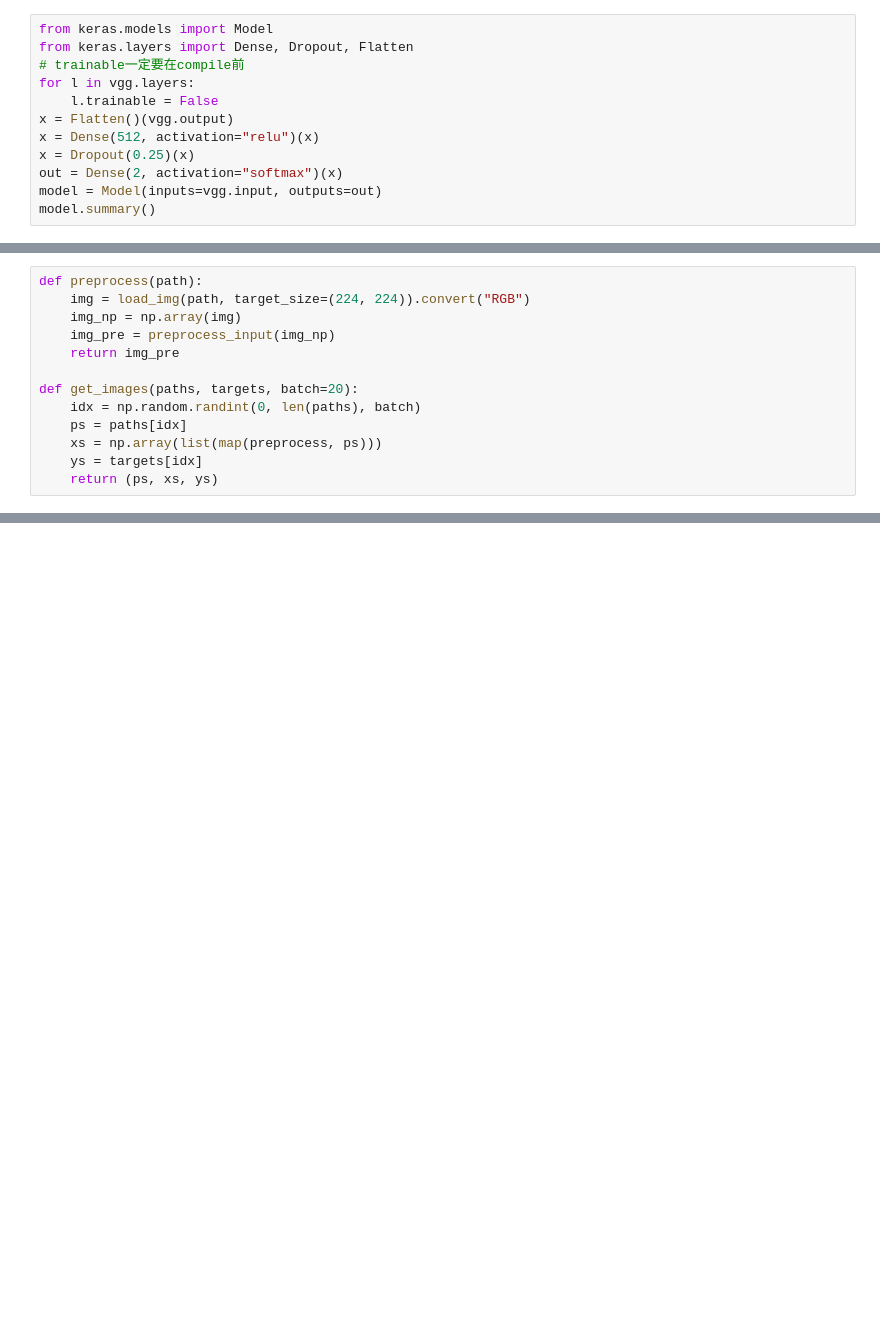
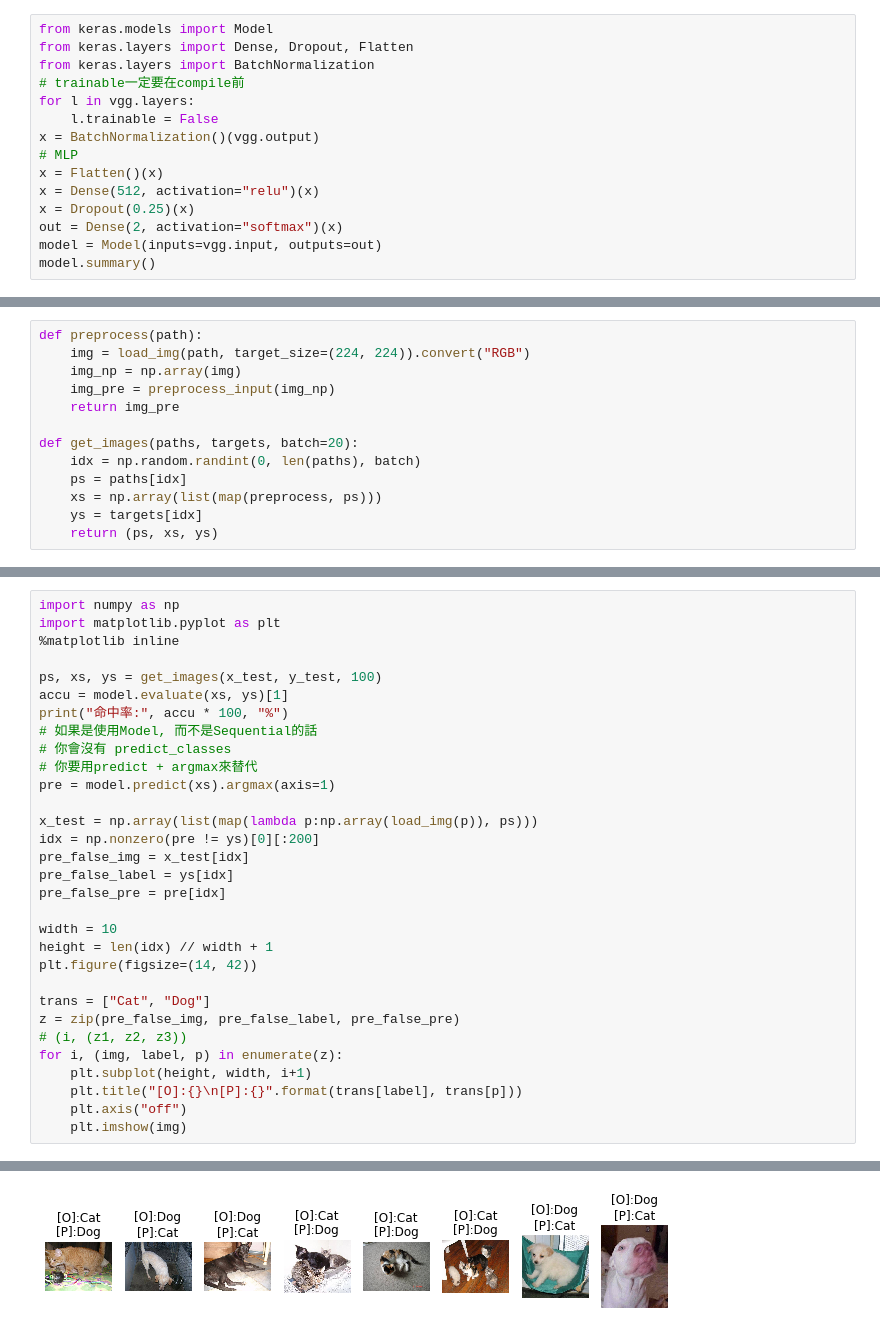
Before and after one commit to Elwing-Chou/MLDemo1211, a Jupyter notebook: transfer.ipynb, the cells around one changed output, grey strips where cells are left out. Saved outputs shown, nothing was run; the diff lists cells and outputs as text; blank space fills up the shorter version.

```diff
--- a/transfer.ipynb
+++ b/transfer.ipynb
@@ -72,10 +72,13 @@ vgg.layers
 # %%
 from keras.models import Model
 from keras.layers import Dense, Dropout, Flatten
+from keras.layers import BatchNormalization
 # trainable一定要在compile前
 for l in vgg.layers:
     l.trainable = False
-x = Flatten()(vgg.output)
+x = BatchNormalization()(vgg.output)
+# MLP
+x = Flatten()(x)
 x = Dense(512, activation="relu")(x)
 x = Dropout(0.25)(x)
 out = Dense(2, activation="softmax")(x)
@@ -218,0 +223,32 @@ array([[1.0000000e+00, 2.1002033e-09, 0.0000000e+00],
+# %%
+import numpy as np
+import matplotlib.pyplot as plt
+%matplotlib inline
+
+ps, xs, ys = get_images(x_test, y_test, 100)
+accu = model.evaluate(xs, ys)[1]
+print("命中率:", accu * 100, "%")
+# 如果是使用Model, 而不是Sequential的話
+# 你會沒有 predict_classes
+# 你要用predict + argmax來替代
+pre = model.predict(xs).argmax(axis=1)
+
+x_test = np.array(list(map(lambda p:np.array(load_img(p)), ps)))
+idx = np.nonzero(pre != ys)[0][:200]
+pre_false_img = x_test[idx]
+pre_false_label = ys[idx]
+pre_false_pre = pre[idx]
+
+width = 10
+height = len(idx) // width + 1
+plt.figure(figsize=(14, 42))
+
+trans = ["Cat", "Dog"]
+z = zip(pre_false_img, pre_false_label, pre_false_pre)
+# (i, (z1, z2, z3))
+for i, (img, label, p) in enumerate(z):
+    plt.subplot(height, width, i+1)
+    plt.title("[O]:{}\n[P]:{}".format(trans[label], trans[p]))
+    plt.axis("off")
+    plt.imshow(img)
+# %% [output]
@@ -218,0 +257 @@ array([[1.0000000e+00, 2.1002033e-09, 0.0000000e+00],
+[figure, added]
```
Also changed, not shown: parts of 9 cells of this notebook.
